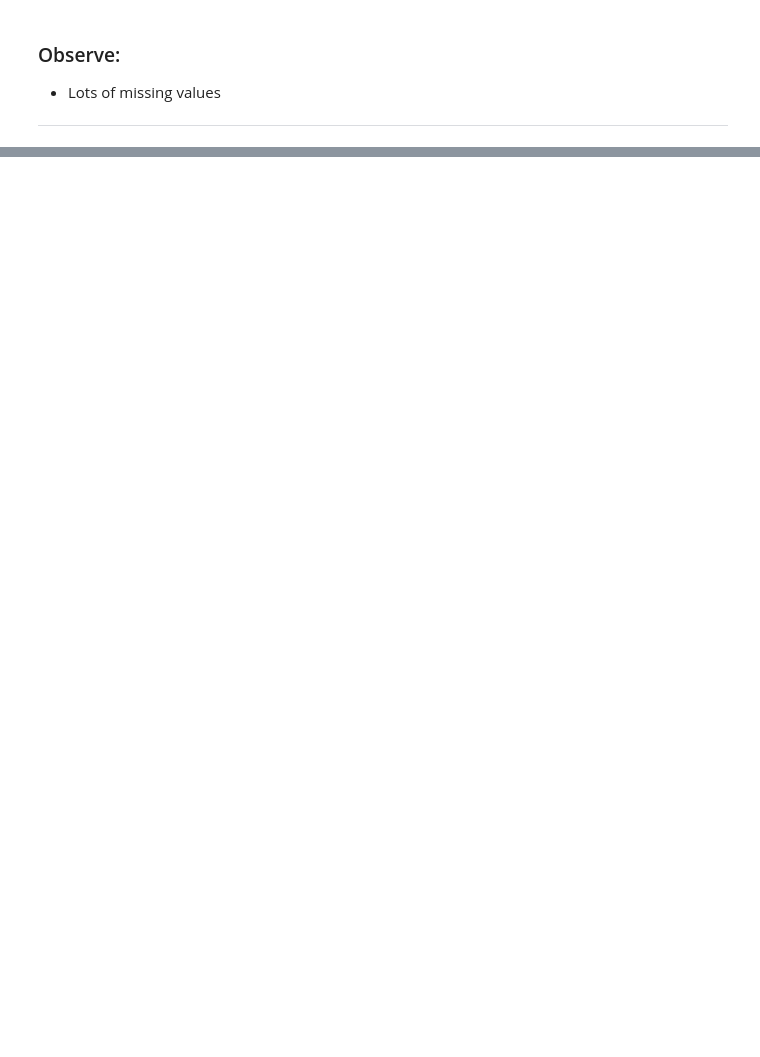
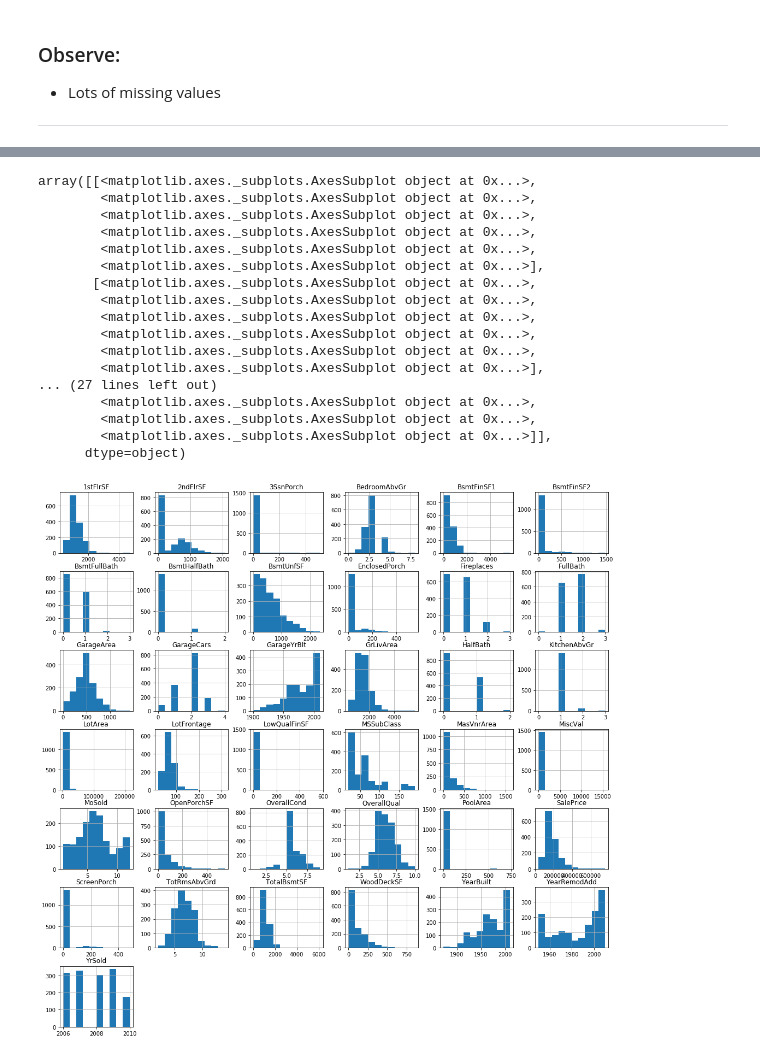
Before and after one commit to AxleMaxGit/python-data-science-projects, a Jupyter notebook: python-kaggle-advanced-regression/house-prices-PDA.ipynb, the cells around one changed output, grey strips where cells are left out. Cells and saved outputs as stored; diff of their text form; code cells hidden in the pictures; blank space fills up the shorter version.

```diff
--- a/python-kaggle-advanced-regression/house-prices-PDA.ipynb
+++ b/python-kaggle-advanced-regression/house-prices-PDA.ipynb
@@ -79,0 +164,22 @@ missing.plot.bar(figsize=(16,8), rot=45)
+# %%
+#Quick look at the numeric distributions
+data[data.describe().columns[:]].hist(figsize=(18,18))
+# %% [output]
+array([[<matplotlib.axes._subplots.AxesSubplot object at 0x...>,
+        <matplotlib.axes._subplots.AxesSubplot object at 0x...>,
+        <matplotlib.axes._subplots.AxesSubplot object at 0x...>,
+        <matplotlib.axes._subplots.AxesSubplot object at 0x...>,
+        <matplotlib.axes._subplots.AxesSubplot object at 0x...>,
+        <matplotlib.axes._subplots.AxesSubplot object at 0x...>],
+       [<matplotlib.axes._subplots.AxesSubplot object at 0x...>,
+        <matplotlib.axes._subplots.AxesSubplot object at 0x...>,
+        <matplotlib.axes._subplots.AxesSubplot object at 0x...>,
+        <matplotlib.axes._subplots.AxesSubplot object at 0x...>,
+        <matplotlib.axes._subplots.AxesSubplot object at 0x...>,
+        <matplotlib.axes._subplots.AxesSubplot object at 0x...>],
+... (27 lines left out)
+        <matplotlib.axes._subplots.AxesSubplot object at 0x...>,
+        <matplotlib.axes._subplots.AxesSubplot object at 0x...>,
+        <matplotlib.axes._subplots.AxesSubplot object at 0x...>]],
+      dtype=object)
+[figure, added]
```
Also changed, not shown: parts of 21 cells of this notebook, 2 other files.
